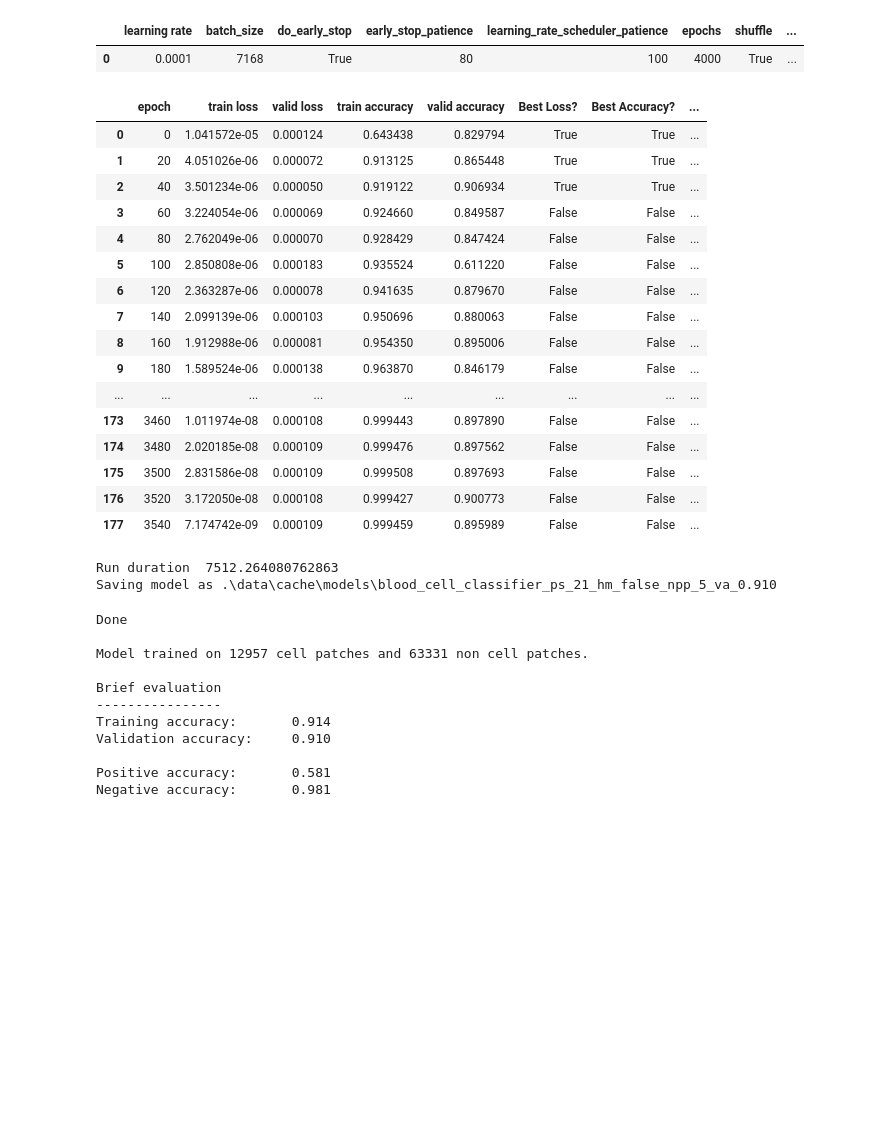
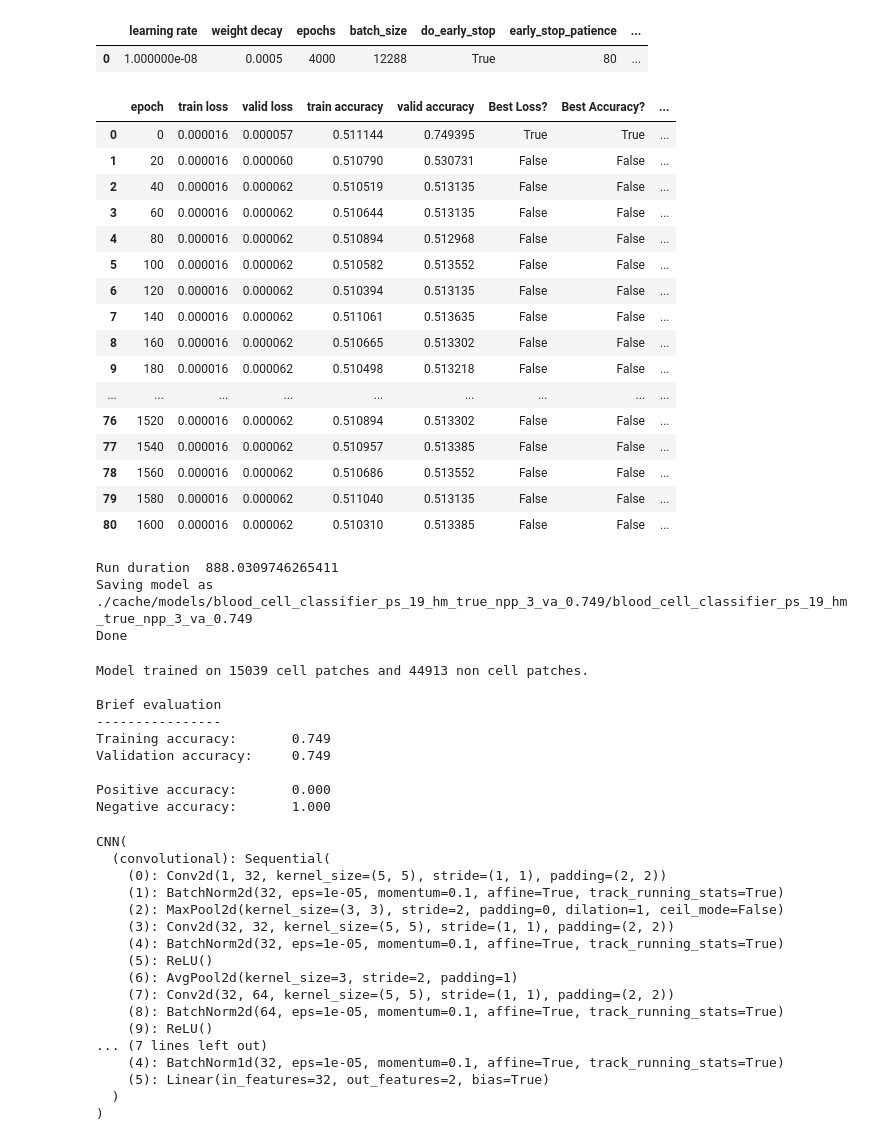
Before and after one commit to cchadj/cell-tracking-ucl-thesis, a Jupyter notebook: train-model-minimal.ipynb, the cells around one changed output. Cells and saved outputs as stored; diff of their text form; code cells hidden in the pictures; blank space fills up the shorter version.

```diff
--- a/train-model-minimal.ipynb
+++ b/train-model-minimal.ipynb
@@ -34,7 +51,4 @@ train_params = collections.OrderedDict(
     do_early_stop=True,  # Optional default True
     early_stop_patience=80,
     learning_rate_scheduler_patience=20,
-    shuffle=True,
-    # valid_untrunsformed_normals = valid_untrunsformed_normals,
-    trainset=trainset,
-    validset=validset)
+    shuffle=True)
@@ -112,35 +519,51 @@ Negative accuracy:       0.941
 # %%
-train_model_demo(patch_size=(21, 21), do_hist_match=False, n_negatives_per_positive=5)
+train_model_demo(patch_size=19, do_hist_match=True, n_negatives_per_positive=3, train_params=train_params)
 # %% [output]
-|  | learning rate | batch_size | do_early_stop | early_stop_patience | learning_rate_scheduler_patience | epochs | shuffle | ... |
-| 0 | 0.0001 | 7168 | True | 80 | 100 | 4000 | True | ... |
+|  | learning rate | weight decay | epochs | batch_size | do_early_stop | early_stop_patience | ... |
+| 0 | 1.000000e-08 | 0.0005 | 4000 | 12288 | True | 80 | ... |
 |  | epoch | train loss | valid loss | train accuracy | valid accuracy | Best Loss? | Best Accuracy? | ... |
-| 0 | 0 | 1.041572e-05 | 0.000124 | 0.643438 | 0.829794 | True | True | ... |
-| 1 | 20 | 4.051026e-06 | 0.000072 | 0.913125 | 0.865448 | True | True | ... |
-| 2 | 40 | 3.501234e-06 | 0.000050 | 0.919122 | 0.906934 | True | True | ... |
-| 3 | 60 | 3.224054e-06 | 0.000069 | 0.924660 | 0.849587 | False | False | ... |
-| 4 | 80 | 2.762049e-06 | 0.000070 | 0.928429 | 0.847424 | False | False | ... |
-| 5 | 100 | 2.850808e-06 | 0.000183 | 0.935524 | 0.611220 | False | False | ... |
-| 6 | 120 | 2.363287e-06 | 0.000078 | 0.941635 | 0.879670 | False | False | ... |
-| 7 | 140 | 2.099139e-06 | 0.000103 | 0.950696 | 0.880063 | False | False | ... |
-| 8 | 160 | 1.912988e-06 | 0.000081 | 0.954350 | 0.895006 | False | False | ... |
-| 9 | 180 | 1.589524e-06 | 0.000138 | 0.963870 | 0.846179 | False | False | ... |
+| 0 | 0 | 0.000016 | 0.000057 | 0.511144 | 0.749395 | True | True | ... |
+| 1 | 20 | 0.000016 | 0.000060 | 0.510790 | 0.530731 | False | False | ... |
+| 2 | 40 | 0.000016 | 0.000062 | 0.510519 | 0.513135 | False | False | ... |
+| 3 | 60 | 0.000016 | 0.000062 | 0.510644 | 0.513135 | False | False | ... |
+| 4 | 80 | 0.000016 | 0.000062 | 0.510894 | 0.512968 | False | False | ... |
+| 5 | 100 | 0.000016 | 0.000062 | 0.510582 | 0.513552 | False | False | ... |
+| 6 | 120 | 0.000016 | 0.000062 | 0.510394 | 0.513135 | False | False | ... |
+| 7 | 140 | 0.000016 | 0.000062 | 0.511061 | 0.513635 | False | False | ... |
+| 8 | 160 | 0.000016 | 0.000062 | 0.510665 | 0.513302 | False | False | ... |
+| 9 | 180 | 0.000016 | 0.000062 | 0.510498 | 0.513218 | False | False | ... |
 | ... | ... | ... | ... | ... | ... | ... | ... | ... |
-| 173 | 3460 | 1.011974e-08 | 0.000108 | 0.999443 | 0.897890 | False | False | ... |
-| 174 | 3480 | 2.020185e-08 | 0.000109 | 0.999476 | 0.897562 | False | False | ... |
-| 175 | 3500 | 2.831586e-08 | 0.000109 | 0.999508 | 0.897693 | False | False | ... |
-| 176 | 3520 | 3.172050e-08 | 0.000108 | 0.999427 | 0.900773 | False | False | ... |
-| 177 | 3540 | 7.174742e-09 | 0.000109 | 0.999459 | 0.895989 | False | False | ... |
+| 76 | 1520 | 0.000016 | 0.000062 | 0.510894 | 0.513302 | False | False | ... |
+| 77 | 1540 | 0.000016 | 0.000062 | 0.510957 | 0.513385 | False | False | ... |
+| 78 | 1560 | 0.000016 | 0.000062 | 0.510686 | 0.513552 | False | False | ... |
+| 79 | 1580 | 0.000016 | 0.000062 | 0.511040 | 0.513135 | False | False | ... |
+| 80 | 1600 | 0.000016 | 0.000062 | 0.510310 | 0.513385 | False | False | ... |
-Run duration  7512.264080762863
-Saving model as .\data\cache\models\blood_cell_classifier_ps_21_hm_false_npp_5_va_0.910
+Run duration  888.0309746265411
+Saving model as ./cache/models/blood_cell_classifier_ps_19_hm_true_npp_3_va_0.749/blood_cell_classifier_ps_19_hm_true_npp_3_va_0.749
+Done
-Done
-
-Model trained on 12957 cell patches and 63331 non cell patches.
+Model trained on 15039 cell patches and 44913 non cell patches.
 
 Brief evaluation
 ----------------
-Training accuracy:       0.914
-Validation accuracy:     0.910
+Training accuracy:       0.749
+Validation accuracy:     0.749
 
-Positive accuracy:       0.581
-Negative accuracy:       0.981
+Positive accuracy:       0.000
+Negative accuracy:       1.000
+CNN(
+  (convolutional): Sequential(
+    (0): Conv2d(1, 32, kernel_size=(5, 5), stride=(1, 1), padding=(2, 2))
+    (1): BatchNorm2d(32, eps=1e-05, momentum=0.1, affine=True, track_running_stats=True)
+    (2): MaxPool2d(kernel_size=(3, 3), stride=2, padding=0, dilation=1, ceil_mode=False)
+    (3): Conv2d(32, 32, kernel_size=(5, 5), stride=(1, 1), padding=(2, 2))
+    (4): BatchNorm2d(32, eps=1e-05, momentum=0.1, affine=True, track_running_stats=True)
+    (5): ReLU()
+    (6): AvgPool2d(kernel_size=3, stride=2, padding=1)
+    (7): Conv2d(32, 64, kernel_size=(5, 5), stride=(1, 1), padding=(2, 2))
+    (8): BatchNorm2d(64, eps=1e-05, momentum=0.1, affine=True, track_running_stats=True)
+    (9): ReLU()
+... (7 lines left out)
+    (4): BatchNorm1d(32, eps=1e-05, momentum=0.1, affine=True, track_running_stats=True)
+    (5): Linear(in_features=32, out_features=2, bias=True)
+  )
+)
```
Also changed, not shown: parts of 13 cells of this notebook.
